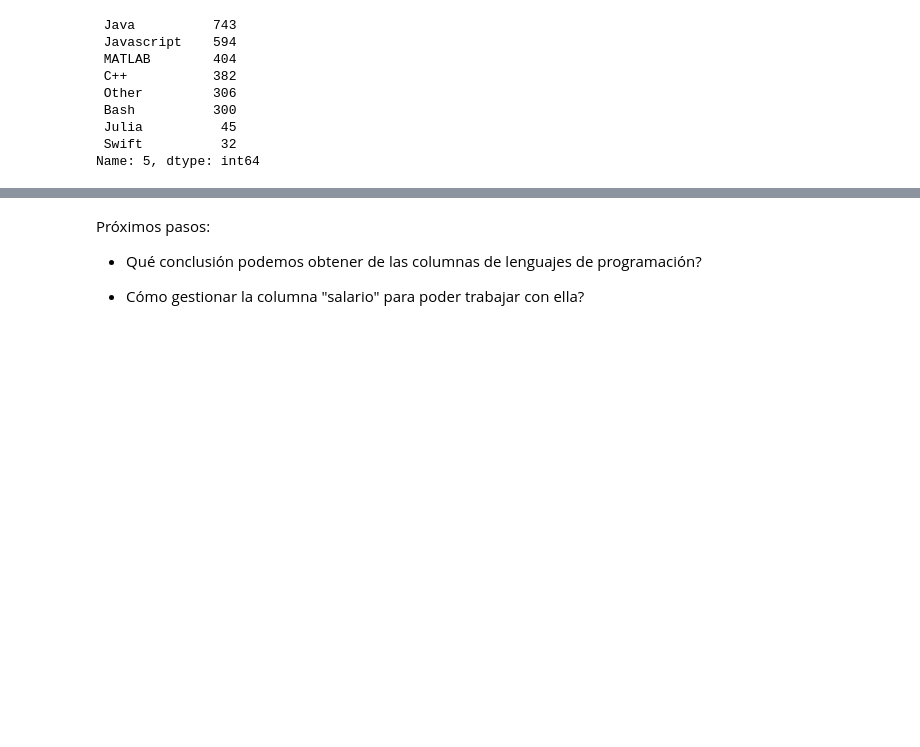
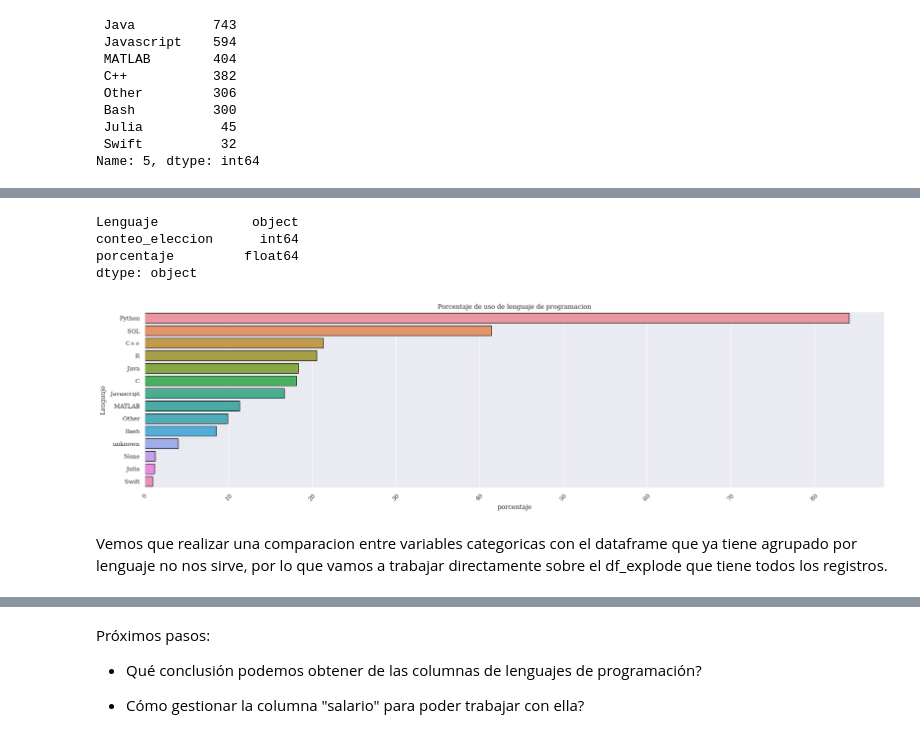
Before and after one commit to Adalab/project-DA-promo-c-modulo-2-team-5, a Jupyter notebook: sprint2_EDA.ipynb, the cells around one changed output, grey strips where cells are left out. Cells and saved outputs as stored; diff of their text form; code cells hidden in the pictures; blank space fills up the shorter version.

```diff
--- a/sprint2_EDA.ipynb
+++ b/sprint2_EDA.ipynb
@@ -531,0 +605,3 @@ Name: 5, dtype: int64
+# %%
+total=df_lenguajeprog_sinnulos.shape[0]
+total
@@ -531,0 +610,5 @@ Name: 5, dtype: int64
+# %%
+def porcentajes (x):
+    return round((x/total)*100, 2)
+# %%
+df_group_leng['porcentaje']= df_group_leng['conteo_eleccion'].apply(porcentajes)
@@ -531,0 +633,31 @@ Name: 5, dtype: int64
+# %%
+df_group_leng.dtypes
+# %% [output]
+Lenguaje            object
+conteo_eleccion      int64
+porcentaje         float64
+dtype: object
+# %%
+
+plt.figure( figsize=(25,6))
+
+#for ax in fig.axes:
+ #x.tick_params(labelrotation=45)
+
+sns.set_color_codes("pastel")
+
+ordenado =df_group_leng.sort_values("porcentaje", ascending=False)
+
+#for i in range(len(categoricas.columns)):
+fig = sns.barplot(x = 'porcentaje', y= 'Lenguaje', data = ordenado, edgecolor = 'black')
+
+sns.set(font = "serif")
+
+plt.title('Porcentaje de uso de lenguaje de programacion')
+
+plt.xticks(rotation = 45)
+plt.show();
+# %% [output]
+[figure, added]
+# %% [markdown]
+Vemos que realizar una comparacion entre variables categoricas con el dataframe que ya tiene agrupado por lenguaje no nos sirve, por lo que vamos a trabajar directamente sobre el df_explode que tiene todos los registros.
```
Also changed, not shown: parts of 47 cells of this notebook.
